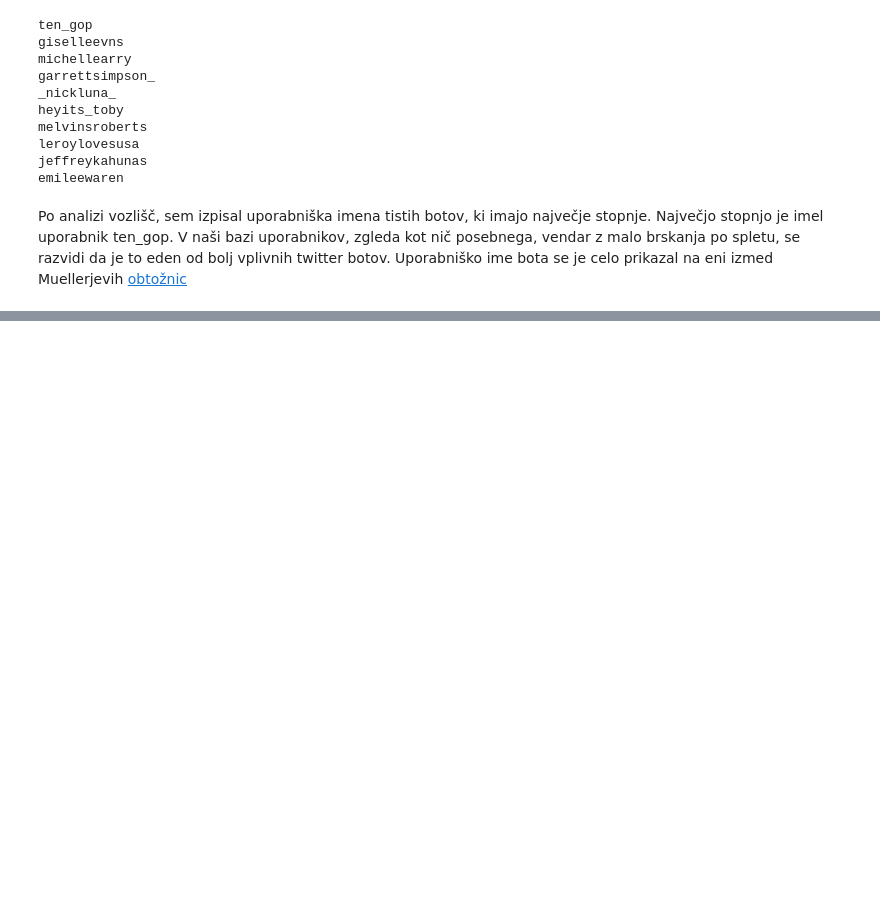
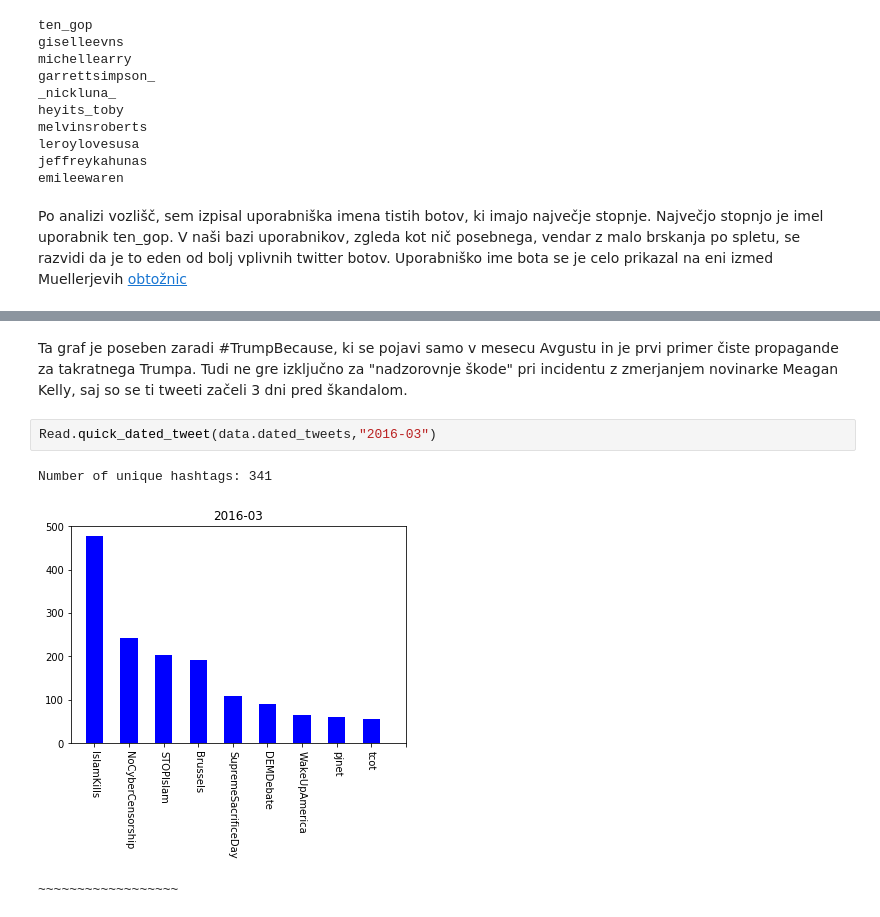
Before and after one commit to jk7716/ZBGMMFUKJK, a Jupyter notebook: report.ipynb, the cells around one changed output, grey strips where cells are left out. Drawn from its saved outputs; the diff is of its cells as text; blank space fills up the shorter version.

```diff
--- a/report.ipynb
+++ b/report.ipynb
@@ -273,0 +289,8 @@ ten_gop. V naši bazi uporabnikov, zgleda kot nič posebnega, vendar z malo brsk
+# %% [markdown]
+Ta graf je poseben zaradi #TrumpBecause, ki se pojavi samo v mesecu Avgustu in je prvi primer čiste propagande za takratnega Trumpa. Tudi ne gre izključno za "nadzorovnje škode" pri incidentu z zmerjanjem novinarke Meagan Kelly, saj so se ti tweeti začeli 3 dni pred škandalom.
+# %%
+Read.quick_dated_tweet(data.dated_tweets,"2016-03")
+# %% [output]
+Number of unique hashtags: 341
+[figure, added]
+~~~~~~~~~~~~~~~~~~
```
Also changed, not shown: parts of 13 cells of this notebook.
